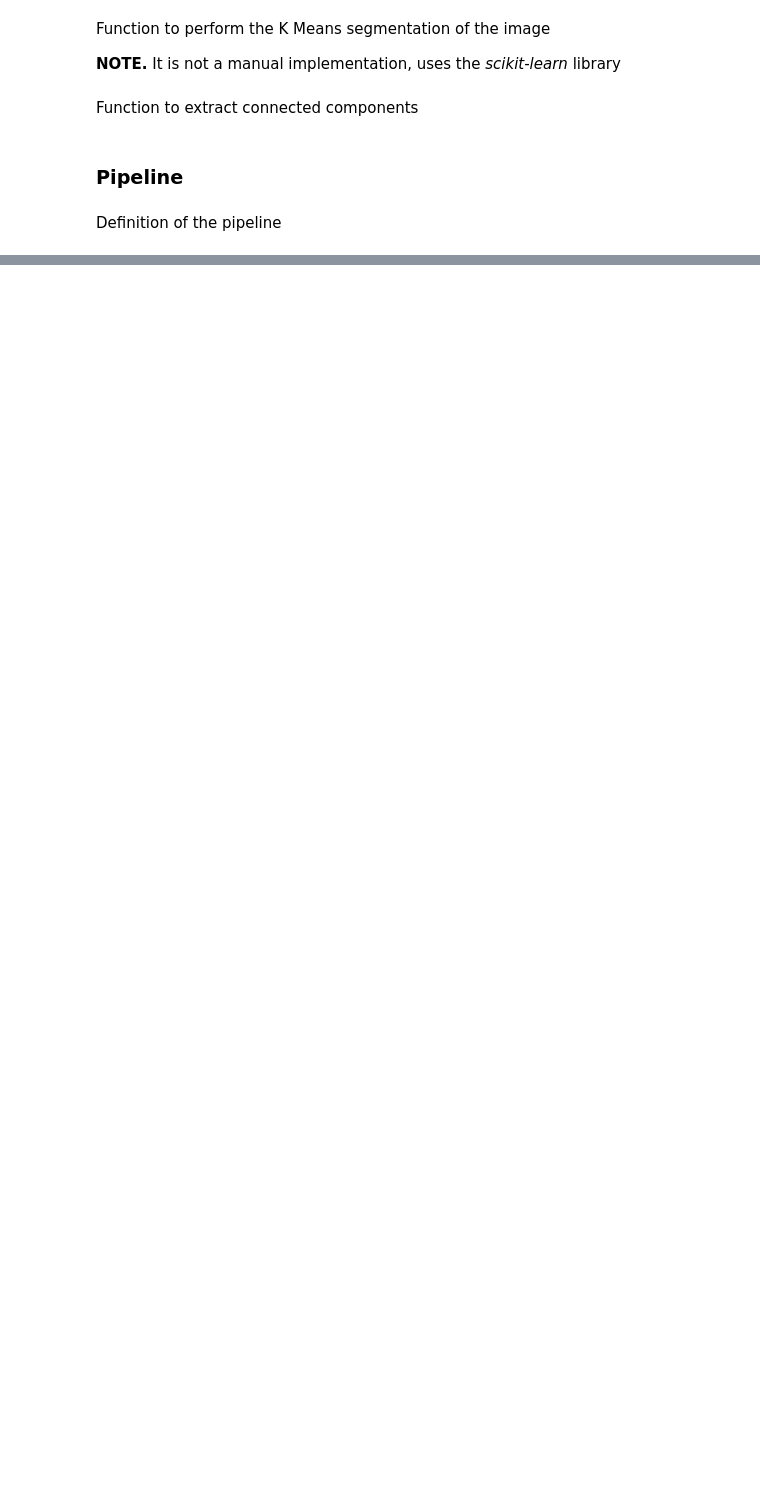
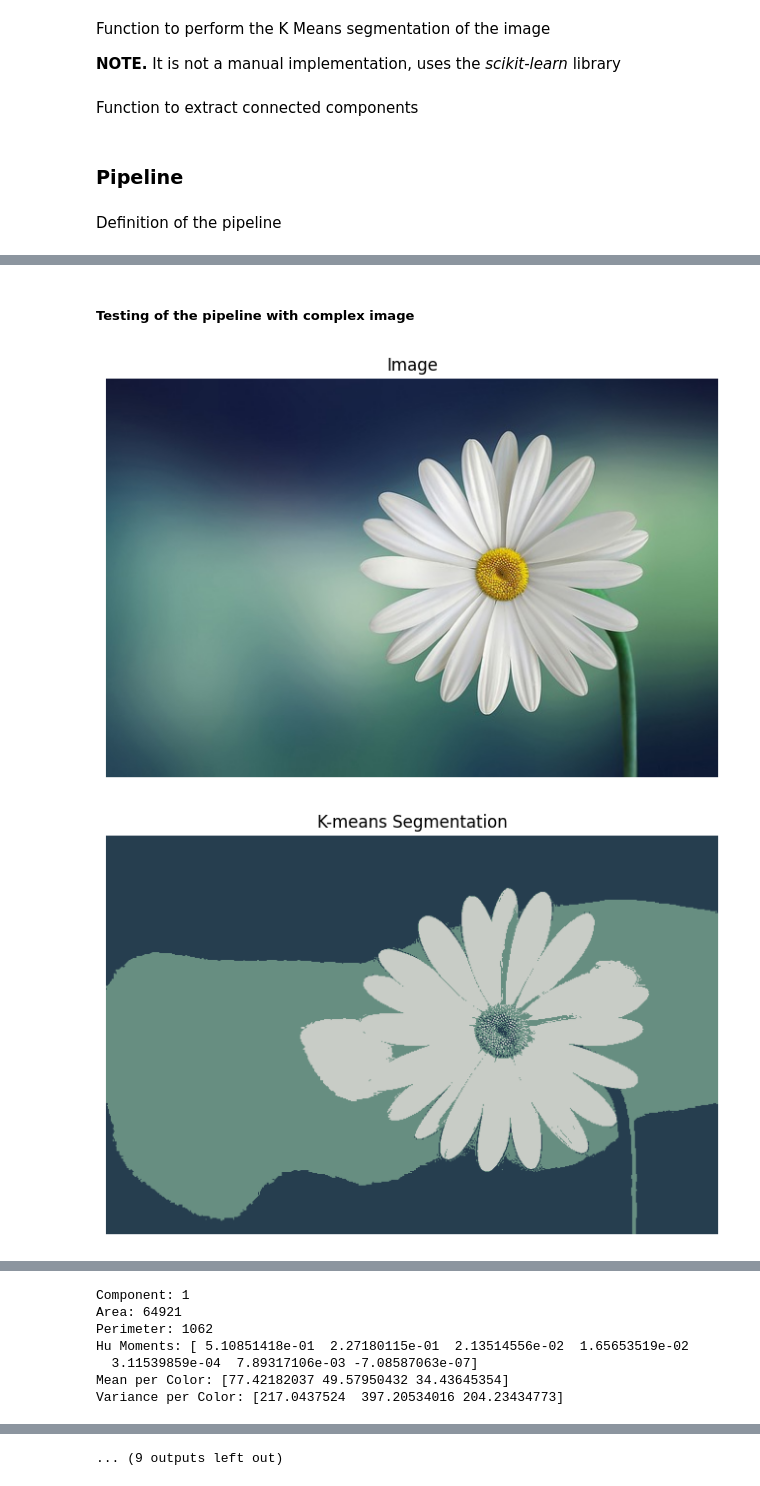
Before and after one commit to e-Rivers/CS5050_ComputerVision, a Jupyter notebook: HMWK_2/8_segmentationPipeline.ipynb, the cells around one changed output, grey strips where cells are left out. Cells and saved outputs as stored; diff of their text form; code cells hidden in the pictures; blank space fills up the shorter version.

```diff
--- a/HMWK_2/8_segmentationPipeline.ipynb
+++ b/HMWK_2/8_segmentationPipeline.ipynb
@@ -207,0 +207,7 @@ Variance per Color: [ 12.25154352 151.76422751 126.85991899]
+# %% [markdown]
+##### Testing of the pipeline with complex image
+# %%
+segmentationPipe("testImg3.jpg")
+# %% [output]
+[figure, added]
+[figure, added]
@@ -207,0 +215,7 @@ Variance per Color: [ 12.25154352 151.76422751 126.85991899]
+Component: 1
+Area: 64921
+Perimeter: 1062
+Hu Moments: [ 5.10851418e-01  2.27180115e-01  2.13514556e-02  1.65653519e-02
+  3.11539859e-04  7.89317106e-03 -7.08587063e-07]
+Mean per Color: [77.42182037 49.57950432 34.43645354]
+Variance per Color: [217.0437524  397.20534016 204.23434773]
@@ -207,0 +254 @@ Variance per Color: [ 12.25154352 151.76422751 126.85991899]
+... (9 outputs left out)
```
Also changed, not shown: parts of 13 cells of this notebook.
